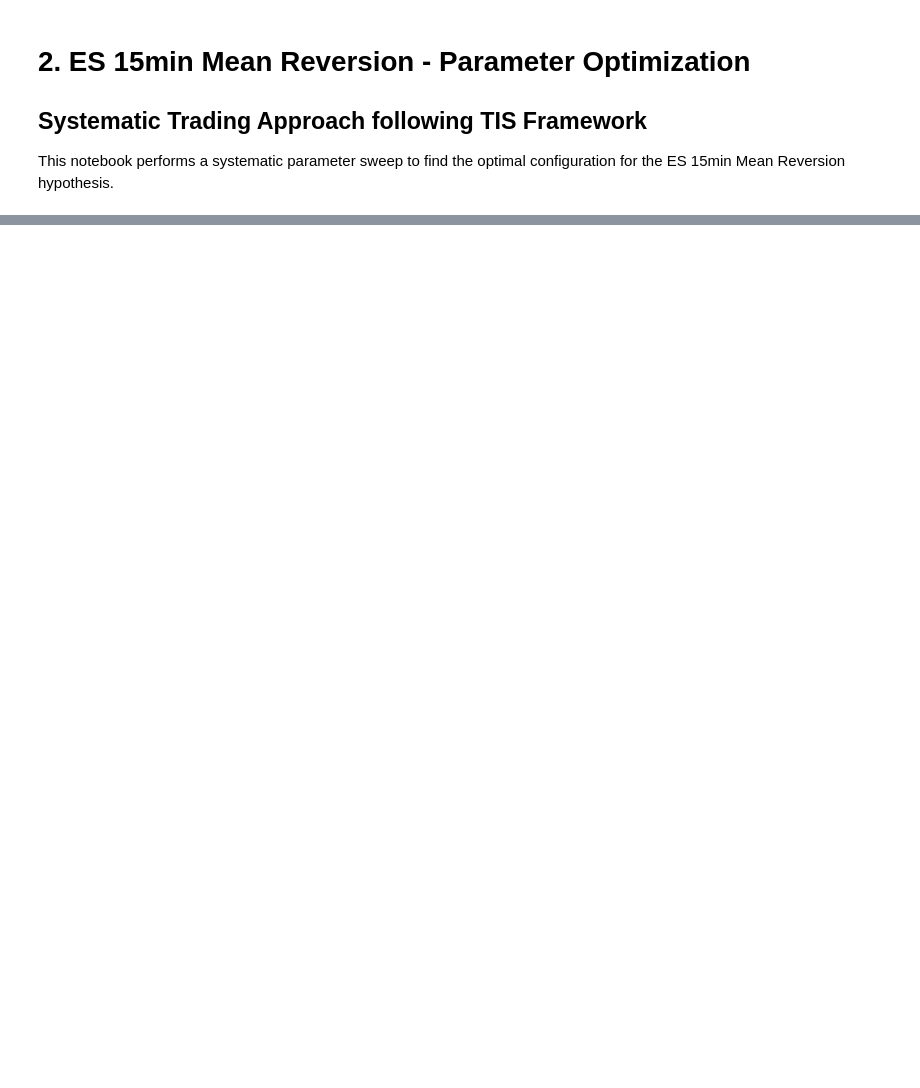
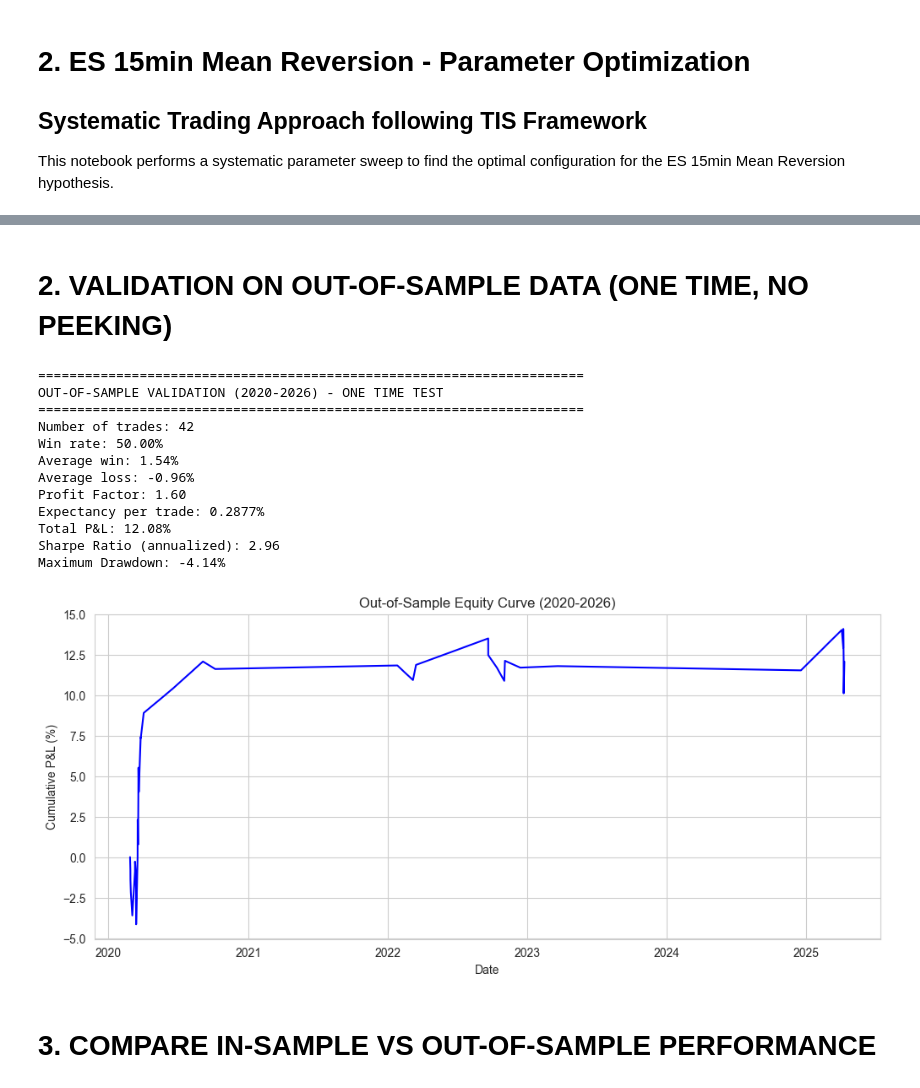
Before and after one commit to Andres-GP/Alphaca-Capital-Research, a Jupyter notebook: research_development/02_strategy_development/ES_MR_SEASONAL/02_ES_15min_MR_Optimization.ipynb, the cells around one changed output, grey strips where cells are left out. Cells and saved outputs as stored; diff of their text form; code cells hidden in the pictures; blank space fills up the shorter version.

```diff
--- a/research_development/02_strategy_development/ES_MR_SEASONAL/02_ES_15min_MR_Optimization.ipynb
+++ b/research_development/02_strategy_development/ES_MR_SEASONAL/02_ES_15min_MR_Optimization.ipynb
@@ -153,12 +50,0 @@ def run_backtest(df, entry_col_long, entry_col_short, stop_pct=None, target_pct=
-# %%
-# Prepare data with indicators
-df = df_15min.copy()
-df['close_pct_change'] = df['close'].pct_change() * 100
-df['volume_ma20'] = df['volume'].rolling(20).mean()
-df['volume_ratio'] = df['volume'] / df['volume_ma20']
-df['rsi2'] = compute_rsi(df['close'], period=2)
-df['atr'] = compute_atr(df, period=14)
-
-df['hour'] = df.index.hour
-df['minute'] = df.index.minute
-df['dayofweek'] = df.index.dayofweek
@@ -222,0 +53,6 @@ print(top_expectancy[['entry_threshold', 'rsi_threshold', 'atr_stop', 'atr_targe
+# %%
+df_is = df_15min[(df_15min.index >= '2009-09-27') & (df_15min.index < '2020-01-01')].copy()
+df_oos = df_15min[df_15min.index >= '2020-01-01'].copy()
+
+print(f"In-Sample: {len(df_is)} bars ({df_is.index.min()} to {df_is.index.max()})")
+print(f"Out-of-Sample: {len(df_oos)} bars ({df_oos.index.min()} to {df_oos.index.max()})")
@@ -222,0 +348,55 @@ print(top_expectancy[['entry_threshold', 'rsi_threshold', 'atr_stop', 'atr_targe
+# %% [markdown]
+# 2. VALIDATION ON OUT-OF-SAMPLE DATA (ONE TIME, NO PEEKING)
+# %%
+print("\n" + "="*70)
+print("OUT-OF-SAMPLE VALIDATION (2020-2026) - ONE TIME TEST")
+print("="*70)
+
+df_prep_oos = prepare_data(df_oos,
+                          optimal_params['entry_threshold'],
+                          optimal_params['rsi_threshold'],
+                          optimal_params['atr_stop'],
+                          optimal_params['atr_target'])
+
+trades_oos = run_backtest(df_prep_oos,
+                         optimal_params['atr_stop'],
+                         optimal_params['atr_target'])
+
+metrics_oos = compute_metrics(trades_oos)
+
+print(f"Number of trades: {metrics_oos['num_trades']}")
+print(f"Win rate: {metrics_oos['win_rate']:.2f}%")
+print(f"Average win: {metrics_oos['avg_win']:.2f}%")
+print(f"Average loss: {metrics_oos['avg_loss']:.2f}%")
+print(f"Profit Factor: {metrics_oos['profit_factor']:.2f}")
+print(f"Expectancy per trade: {metrics_oos['expectancy']:.4f}%")
+print(f"Total P&L: {metrics_oos['total_pnl']:.2f}%")
+print(f"Sharpe Ratio (annualized): {metrics_oos['sharpe']:.2f}")
+print(f"Maximum Drawdown: {metrics_oos['max_drawdown']:.2f}%")
+
+# Equity curve
+if len(trades_oos) > 0:
+    trades_oos['cum_pnl'] = trades_oos['pnl'].cumsum()
+    plt.figure(figsize=(12,5))
+    plt.plot(trades_oos['exit_time'], trades_oos['cum_pnl'], color='blue', linewidth=1.5)
+    plt.title('Out-of-Sample Equity Curve (2020-2026)')
+    plt.xlabel('Date')
+    plt.ylabel('Cumulative P&L (%)')
+    plt.grid(True)
+    plt.show()
+# %% [output]
+======================================================================
+OUT-OF-SAMPLE VALIDATION (2020-2026) - ONE TIME TEST
+======================================================================
+Number of trades: 42
+Win rate: 50.00%
+Average win: 1.54%
+Average loss: -0.96%
+Profit Factor: 1.60
+Expectancy per trade: 0.2877%
+Total P&L: 12.08%
+Sharpe Ratio (annualized): 2.96
+Maximum Drawdown: -4.14%
+[figure, added]
+# %% [markdown]
+# 3. COMPARE IN-SAMPLE VS OUT-OF-SAMPLE PERFORMANCE
```
Also changed, not shown: parts of 21 cells of this notebook.
